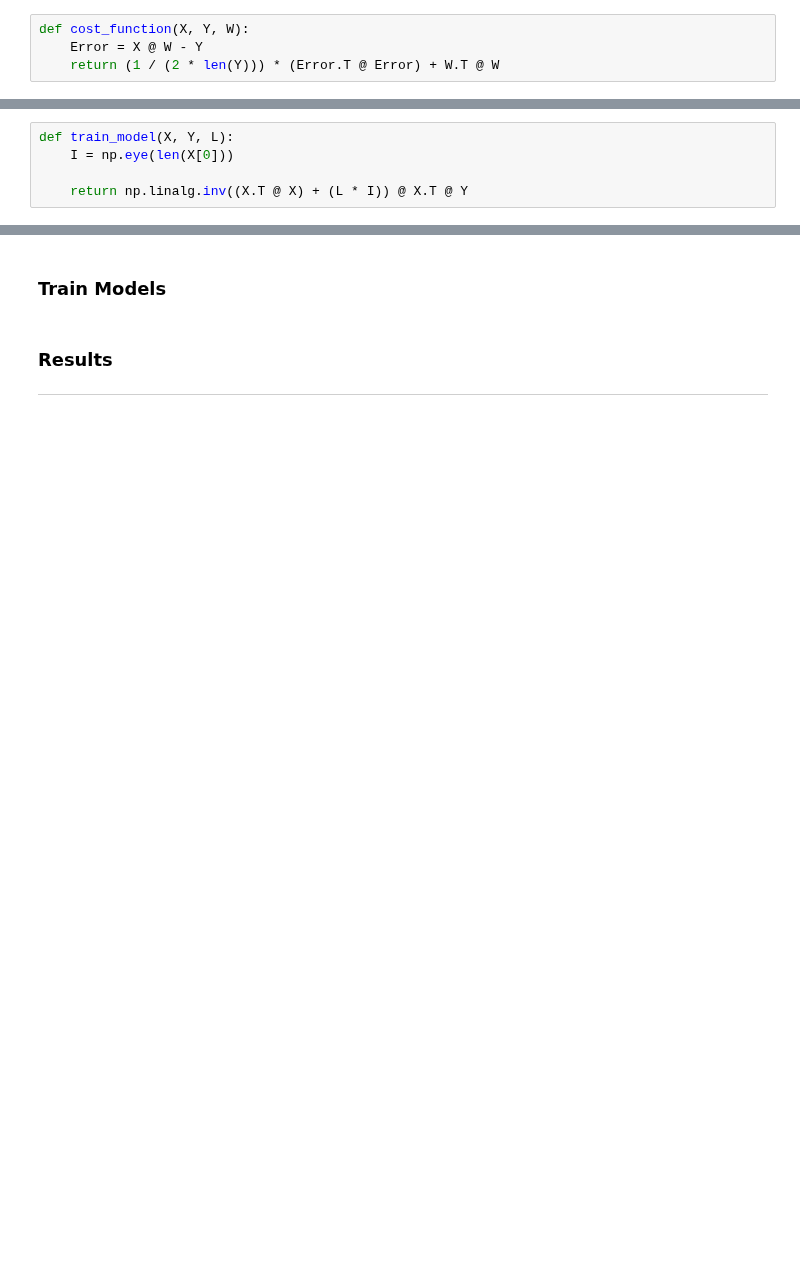
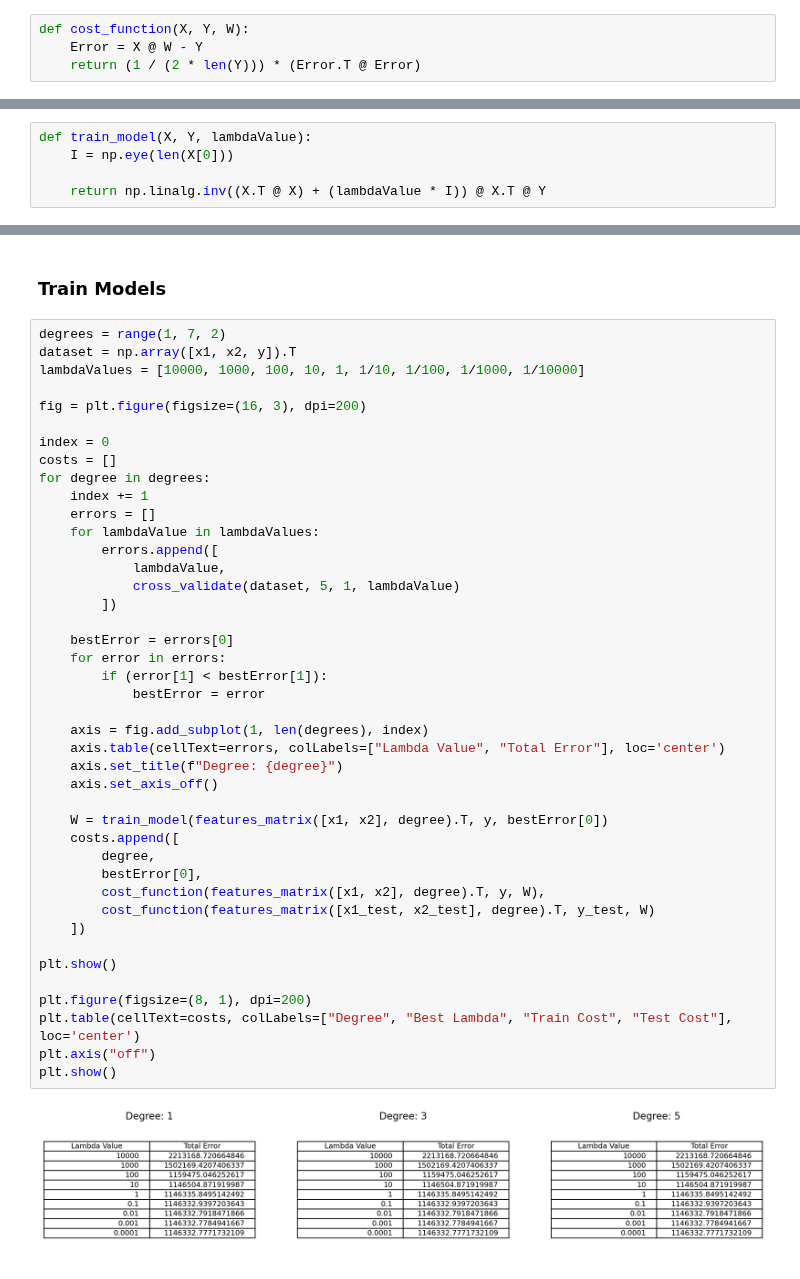
Before and after one commit to ckoliber/mlexercises, a Jupyter notebook: src/exercise1.ipynb, the cells around one changed output, grey strips where cells are left out. Cells and saved outputs as stored; diff of their text form; blank space fills up the shorter version.

```diff
--- a/src/exercise1.ipynb
+++ b/src/exercise1.ipynb
@@ -255,7 +255,7 @@ $$
 # %%
 def cost_function(X, Y, W):
     Error = X @ W - Y
-    return (1 / (2 * len(Y))) * (Error.T @ Error) + W.T @ W
+    return (1 / (2 * len(Y))) * (Error.T @ Error)
 # %% [markdown]
 ### Train Function
 
@@ -267,7 +267,7 @@ $$
 \end{aligned}
 $$
 # %%
-def train_model(X, Y, L):
+def train_model(X, Y, lambdaValue):
     I = np.eye(len(X[0]))
 
-    return np.linalg.inv((X.T @ X) + (L * I)) @ X.T @ Y
+    return np.linalg.inv((X.T @ X) + (lambdaValue * I)) @ X.T @ Y
@@ -280,6 +307,46 @@ def kfold_split(X, Y, k):
 # %% [markdown]
 ### Train Models
-# %% [markdown]
-### Results
-
----
+# %%
+degrees = range(1, 7, 2)
+dataset = np.array([x1, x2, y]).T
+lambdaValues = [10000, 1000, 100, 10, 1, 1/10, 1/100, 1/1000, 1/10000]
+
+fig = plt.figure(figsize=(16, 3), dpi=200)
+
+index = 0
+costs = []
+for degree in degrees:
+    index += 1
+    errors = []
+    for lambdaValue in lambdaValues:
+        errors.append([
+            lambdaValue,
+            cross_validate(dataset, 5, 1, lambdaValue)
+        ])
+
+    bestError = errors[0]
+    for error in errors:
+        if (error[1] < bestError[1]):
+            bestError = error
+
+    axis = fig.add_subplot(1, len(degrees), index)
+    axis.table(cellText=errors, colLabels=["Lambda Value", "Total Error"], loc='center')
+    axis.set_title(f"Degree: {degree}")
+    axis.set_axis_off()
+
+    W = train_model(features_matrix([x1, x2], degree).T, y, bestError[0])
+    costs.append([
+        degree,
+        bestError[0],
+        cost_function(features_matrix([x1, x2], degree).T, y, W),
+        cost_function(features_matrix([x1_test, x2_test], degree).T, y_test, W)
+    ])
+
+plt.show()
+
+plt.figure(figsize=(8, 1), dpi=200)
+plt.table(cellText=costs, colLabels=["Degree", "Best Lambda", "Train Cost", "Test Cost"], loc='center')
+plt.axis("off")
+plt.show()
+# %% [output]
+[figure, added]
```
Also changed, not shown: parts of 8 cells of this notebook.
